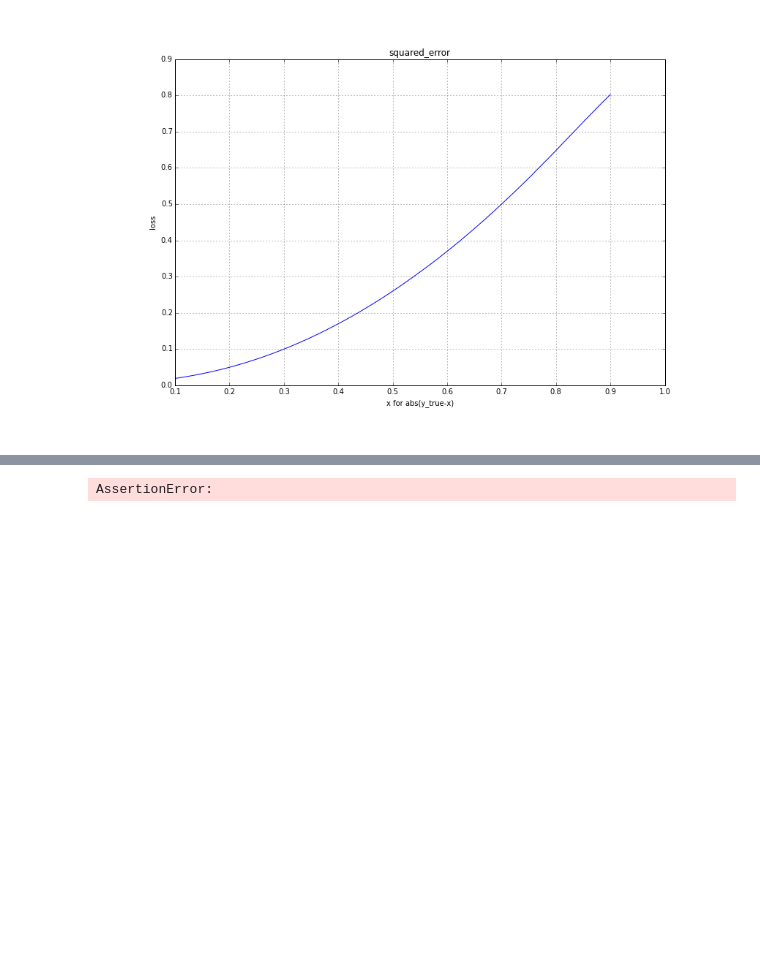
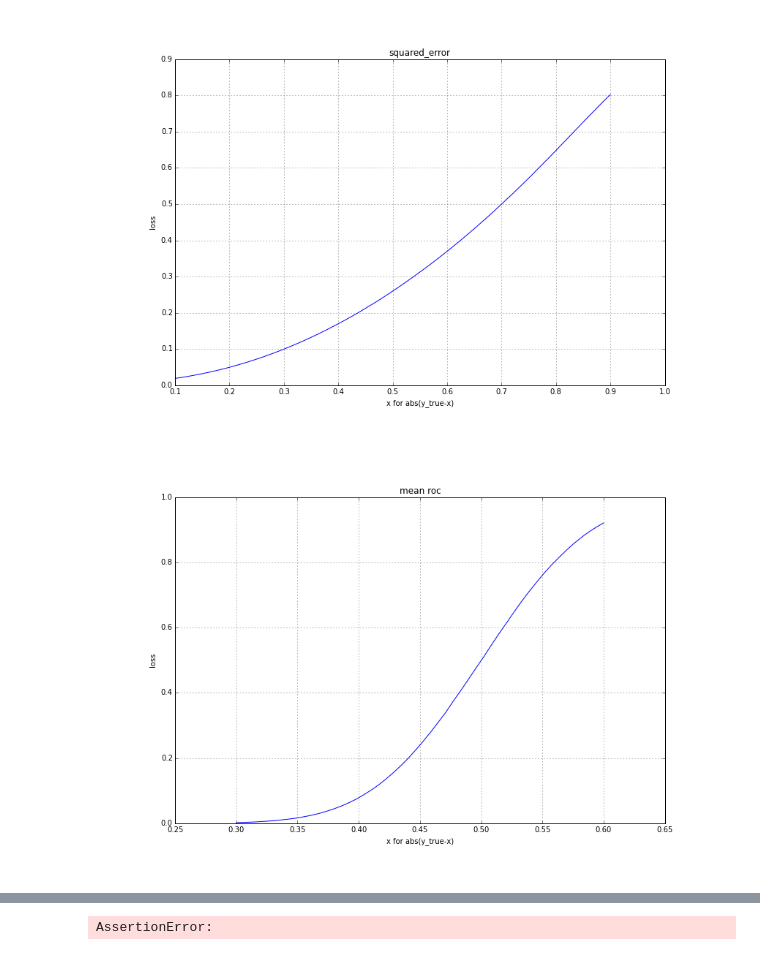
Before and after one commit to jonathanstrong/tmetrics, a Jupyter notebook: visualize.ipynb, the cells around one changed output, grey strips where cells are left out. Cells and saved outputs as stored; diff of their text form; code cells hidden in the pictures; blank space fills up the shorter version.

```diff
--- a/visualize.ipynb
+++ b/visualize.ipynb
@@ -326,3 +312,7 @@ plot_python_probabalistic_loss(xentropy_roc_loss, 'xentropy roc loss')
 plot_python_probabalistic_loss(f_sqe, 'squared_error')
 # %% [output]
 [figure]
+# %%
+plot_python_probabalistic_loss(lambda y, p: roc_loss(y, p).mean(), 'mean roc', lower_bound=.3, upper_bound=.6)
+# %% [output]
+[figure, added]
```
Also changed, not shown: parts of 5 cells of this notebook, 1 other file.
